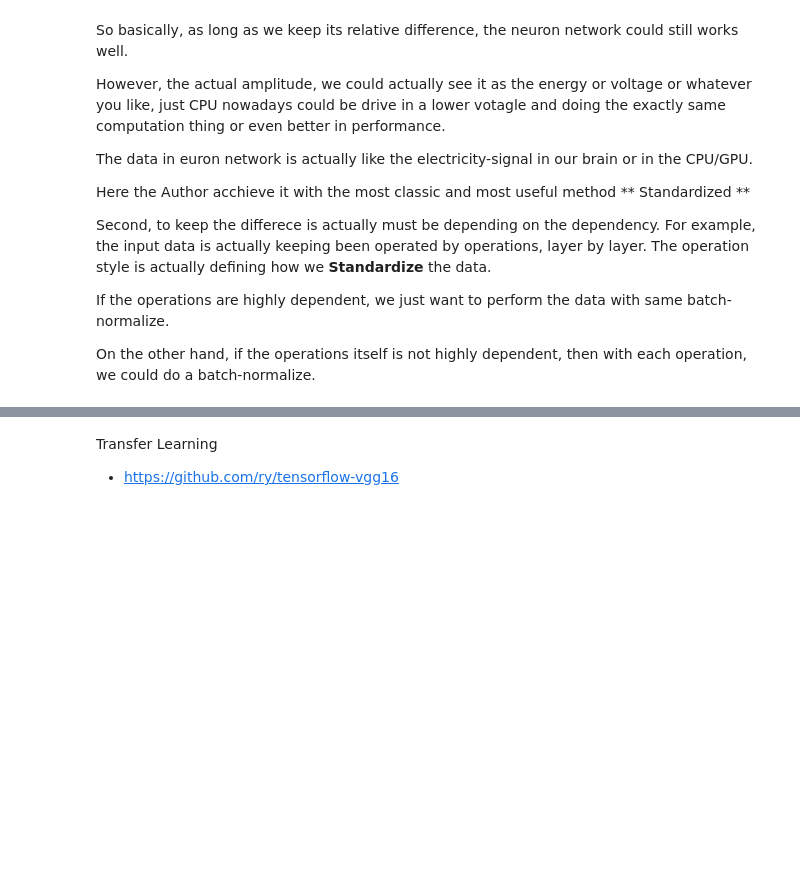
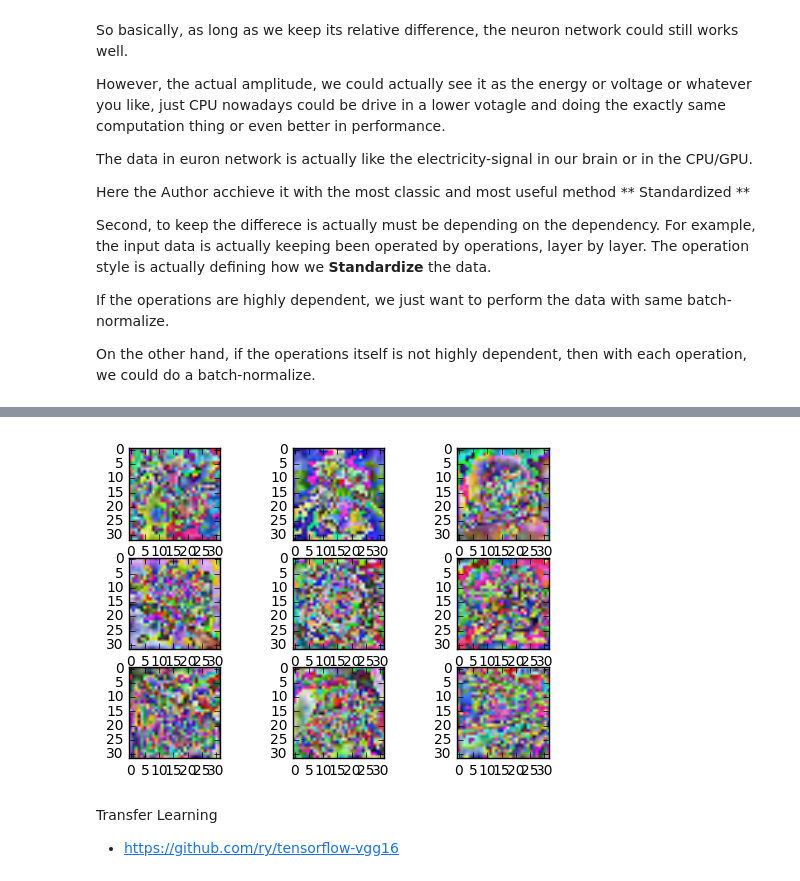
Before and after one commit to excllent123/deep_learning_research, a Jupyter notebook: notebook/Batch Normalization.ipynb, the cells around one changed output, grey strips where cells are left out. Saved outputs shown, nothing was run; the diff lists cells and outputs as text; code cells hidden in the pictures; blank space fills up the shorter version.

```diff
--- a/notebook/Batch Normalization.ipynb
+++ b/notebook/Batch Normalization.ipynb
@@ -77,3 +170,25 @@ $ \mu_{ \beta } \leftarrow  \frac{1}{m} \sum_{i=1}^m x_{i} \text{ --- Mini-batch
+# %%
+from keras.preprocessing.image import ImageDataGenerator
+from matplotlib import pyplot
+datagen = ImageDataGenerator(featurewise_center=True, featurewise_std_normalization=True)
+
+
+X_train = X_train.astype('float32')
+X_test = X_test.astype('float32')
+
+
+datagen.fit(X_train[310:330])
+# configure batch size and retrieve one batch of images
+for X_batch, y_batch in datagen.flow(X_train, y_train, batch_size=9):
+	# create a grid of 3x3 images
+	for i in range(0, 9):
+		pyplot.subplot(330 + 1 + i)
+		pyplot.imshow(X_batch[i])
+	# show the plot
+	pyplot.show()
+	break
+# %% [output]
+[figure, added]
 # %% [markdown]
 Transfer Learning
 
```
Also changed, not shown: parts of 15 cells of this notebook, 2 other files.
